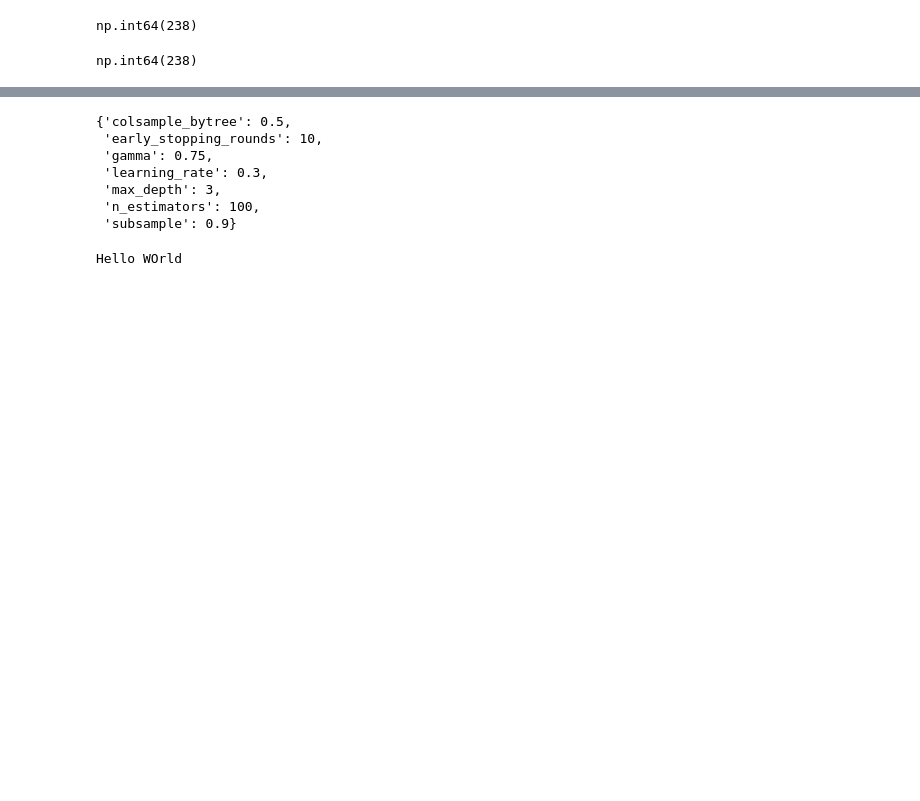
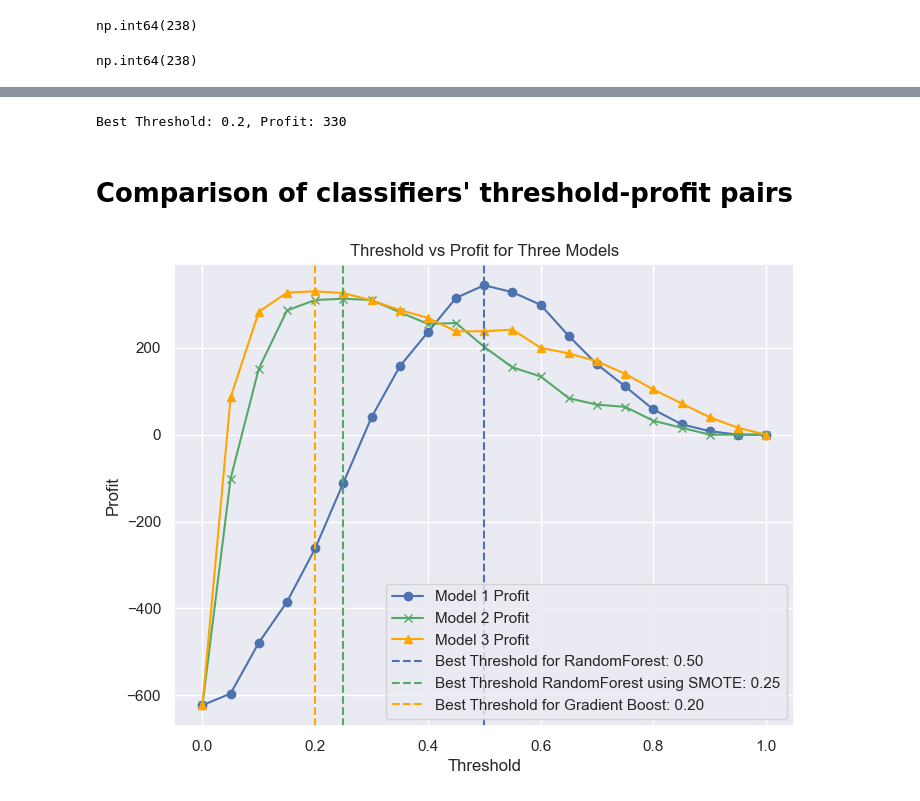
Before and after one commit to szba-ds/iFood-Data-Aanalyst-Case-Using-Classification-Algorithms, a Jupyter notebook: Classifiers.ipynb, the cells around one changed output, grey strips where cells are left out. Saved outputs shown, nothing was run; the diff lists cells and outputs as text; code cells hidden in the pictures; blank space fills up the shorter version.

Commit message:
Visualization Cmparisions

```diff
--- a/Classifiers.ipynb
+++ b/Classifiers.ipynb
@@ -340,12 +281,12 @@ params = {
     'max_depth': [3, 4, 5, 6, 8, 10, 12, 15],
     'learning_rate': [0.001, 0.01, 0.1, 0.20, 0.25, 0.30],
     "gamma":[0, 0.25, 0.5, 0.75,1],
-    'n_estimators': [100, 500, 1000],
+    'n_estimators': [100, 200, 500],
     "subsample":[0.9],
     "colsample_bytree":[0.5],
     "early_stopping_rounds": [10]
 }
-grid = GridSearchCV(
+grid_search_xgb = GridSearchCV(
     estimator = xgbclfgs,
     param_grid = params,
     scoring = scorer,
@@ -354,7 +295,7 @@ grid = GridSearchCV(
     verbose = 3,
 )
 
-grid = grid.fit(X_train, y_train,eval_set=[(X_test, y_test)])
+grid_search_xgb = grid_search_xgb.fit(X_train, y_train,eval_set=[(X_test, y_test)])
 # %% [output]
 Fitting 5 folds for each of 720 candidates, totalling 3600 fits
 [0]     validation_0-logloss:0.40663
@@ -374,10 +315,10 @@ Fitting 5 folds for each of 720 candidates, totalling 3600 fits
 [36]    validation_0-logloss:0.27517
 [37]    validation_0-logloss:0.27680
 # %%
-best_model = grid.best_estimator_
-best_model.fit(X_train,y_train,eval_set=[(X_test, y_test)])
-y_pred = best_model.predict(X_test)
-profit_scorer(y_test,y_pred)
+best_model_xgb = grid_search_xgb.best_estimator_
+best_model_xgb.fit(X_train,y_train,eval_set=[(X_test, y_test)])
+y_pred_xgb = best_model_xgb.predict(X_test)
+profit_scorer(y_test,y_pred_xgb)
 # %% [output]
 [0]     validation_0-logloss:0.40663
 [1]     validation_0-logloss:0.38249
@@ -399,5 +340,5 @@ profit_scorer(y_test,y_pred)
 np.int64(238)
 # %%
-profit_scorer(y_test,y_pred)
+profit_scorer(y_test,y_pred_xgb)
 # %% [output]
 np.int64(238)
@@ -424,14 +345,43 @@ evaluate_thresholds(best_model,X_test,y_test, thresholds, 11,3 )
-# %%
-grid.best_params_
-# %% [output]
-{'colsample_bytree': 0.5,
- 'early_stopping_rounds': 10,
- 'gamma': 0.75,
- 'learning_rate': 0.3,
- 'max_depth': 3,
- 'n_estimators': 100,
- 'subsample': 0.9}
-# %%
-print("Hello WOrld")
-# %% [output]
-Hello WOrld
+# %%
+best_threshold_xgb , profits_xgb = evaluate_thresholds(best_model_xgb,X_test,y_test)
+xgb_probs =  best_model_xgb.predict_proba(X_test)
+# %% [output]
+Best Threshold: 0.2, Profit: 330
+# %% [markdown]
+# Comparison of classifiers' threshold-profit pairs
+# %%
+
+
+
+# Plot all three models' performance on the same graph
+plt.figure(figsize=(8, 6))
+
+# Plot Model 1's performance
+plt.plot(thresholds, profits_rf, marker='o', linestyle='-', color='b', label='Model 1 Profit')
+
+# Plot Model 2's performance
+plt.plot(thresholds, profits_smote, marker='x', linestyle='-', color='g', label='Model 2 Profit')
+
+# Plot Model 3's performance
+plt.plot(thresholds, profits_xgb, marker='^', linestyle='-', color='orange', label='Model 3 Profit')
+
+# Mark the best threshold for Model 1
+plt.axvline(x=best_threshold_rf, color='b', linestyle='--', label=f'Best Threshold for RandomForest: {best_threshold_rf:.2f}')
+
+# Mark the best threshold for Model 2
+plt.axvline(x=best_threshold_smote, color='g', linestyle='--', label=f'Best Threshold RandomForest using SMOTE: {best_threshold_smote:.2f}')
+
+# Mark the best threshold for Model 3
+plt.axvline(x=best_threshold_xgb, color='orange', linestyle='--', label=f'Best Threshold for Gradient Boost: {best_threshold_xgb:.2f}')
+
+# Labels and title
+plt.xlabel('Threshold')
+plt.ylabel('Profit')
+plt.title('Threshold vs Profit for Three Models')
+plt.legend()
+plt.grid(True)
+
+# Show the plot
+plt.show()
+# %% [output]
+[figure, added]
```
Also changed, not shown: parts of 10 cells of this notebook.
